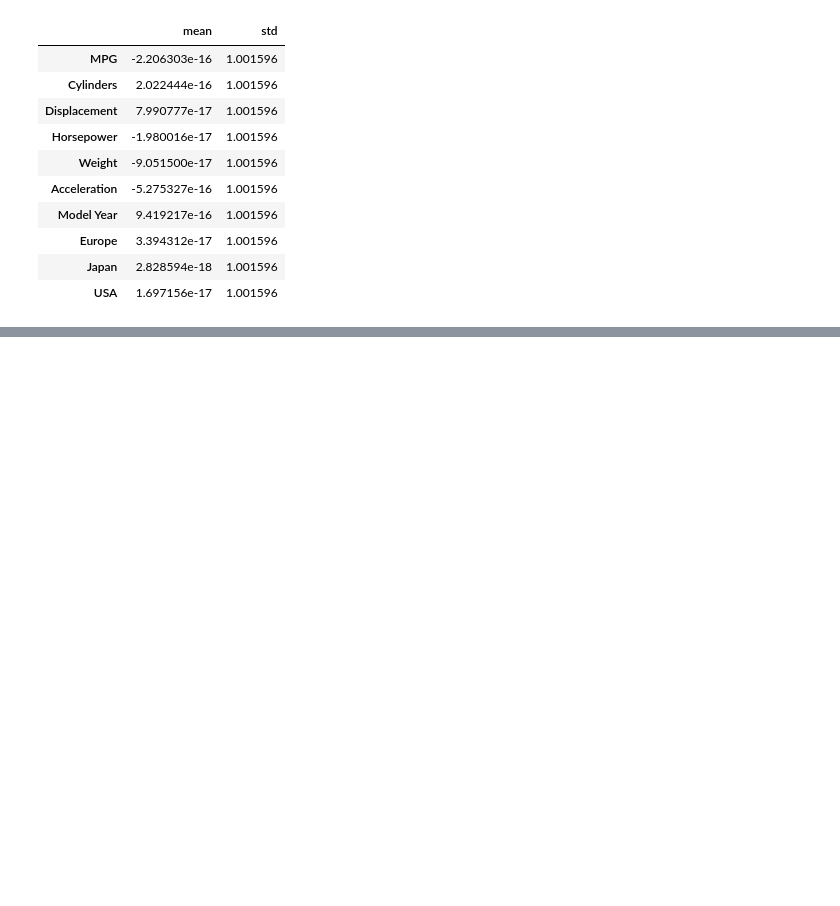
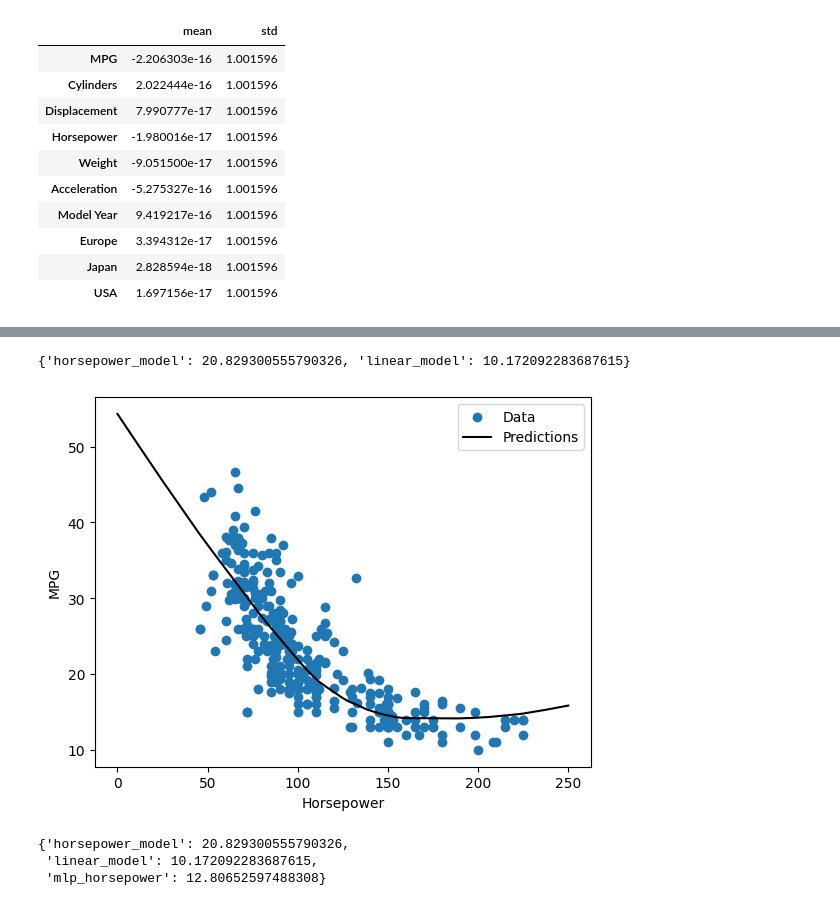
Before and after one commit to 2025-2-predictiva/PRE-06-regresion-basica-jps4nchez, a Jupyter notebook: homework/notebook.ipynb, the cells around one changed output, grey strips where cells are left out. Drawn from its saved outputs; the diff is of its cells as text; code cells hidden in the pictures; blank space fills up the shorter version.

```diff
--- a/homework/notebook.ipynb
+++ b/homework/notebook.ipynb
@@ -159,0 +326,43 @@ pd.DataFrame(
+# %%
+
+test_results["linear_model"] = mean_squared_error(
+    y_true=test_labels,
+    y_pred=test_predictions,
+)
+
+test_results
+# %% [output]
+{'horsepower_model': 20.829300555790326, 'linear_model': 10.172092283687615}
+# %%
+
+from sklearn.neural_network import MLPRegressor
+
+mlp_horsepower = MLPRegressor(
+    max_iter=10000,
+    hidden_layer_sizes=(64, 64),
+    activation="relu",
+    solver="adam",
+    learning_rate_init=0.001,
+    validation_fraction=0.2,
+    early_stopping=True,
+    random_state=0,
+)
+mlp_horsepower.fit(standarized_train_horsepower, train_labels)
+
+y = mlp_horsepower.predict(scaled_x)
+plot_horsepower(x, y)
+# %% [output]
+[figure, added]
+# %%
+
+y_pred = mlp_horsepower.predict(standarized_test_horsepower)
+
+test_results["mlp_horsepower"] = mean_squared_error(
+    y_true=test_labels,
+    y_pred=y_pred,
+)
+test_results
+# %% [output]
+{'horsepower_model': 20.829300555790326,
+ 'linear_model': 10.172092283687615,
+ 'mlp_horsepower': 12.80652597488308}
```
Also changed, not shown: parts of 19 cells of this notebook.
